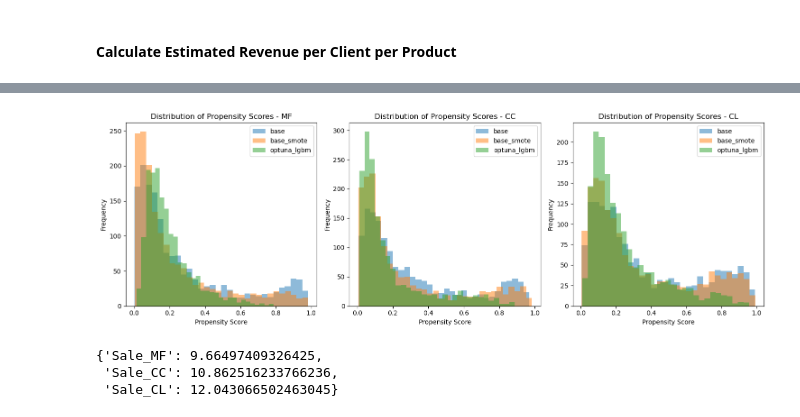
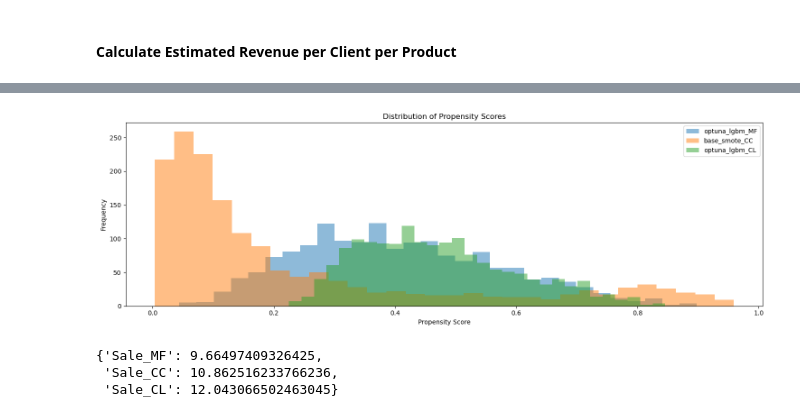
Before and after one commit to reinbugnot/direct-marketing-optimization, a Jupyter notebook: part-2-data-modelling.ipynb, the cells around one changed output, grey strips where cells are left out. Saved outputs shown, nothing was run; the diff lists cells and outputs as text; code cells hidden in the pictures.

```diff
--- a/part-2-data-modelling.ipynb
+++ b/part-2-data-modelling.ipynb
@@ -126,5 +144,5 @@ roc_auc_scores = {}
 propensity_scores = {}
 propensity_scores_hidden = {}
 
-target_product_data = [('MF', X, y_MF), ('CC', X, y_CC), ('CL', X, y_CL)]
+target_product_data = [('MF', X_train, X_test, y_MF_train, y_MF_test), ('CC', X_train, X_test, y_CC_train, y_CC_test), ('CL', X_train, X_test, y_CL_train, y_CL_test)]
 # %%
@@ -170,7 +191,7 @@ ROC-AUC Score: 0.6234
 # %% [markdown]
 #### LGBM with SMOTE via manual tuning
 # %%
-for (tag, X_train, y_train) in target_product_data:
+for (tag, X_train, X_test, y_train, y_test) in target_product_data:
 
     # 1. Set training parameters
     model_params[f'base_smote_{tag}'] = {'boosting_type': 'gbdt',
@@ -189,9 +210,12 @@ for (tag, X_train, y_train) in target_product_data:
 
     # 2. Train model, record scores
     clf = LGBMClassifier(verbose=-1, **model_params[f'base_smote_{tag}'])
-    models[f'base_smote_{tag}'], (_, _, _, _, roc_auc_scores[f'base_smote_{tag}']) = train_classifier(clf, X_train, y_train, smote_resampling=True, smote_params=smote_params)
+    models[f'base_smote_{tag}'] = train_classifier(clf, X_train, y_train)
 
-    # 3. Calcualte propensity scores for the entire dataset (labelled 60% and hidden 40%)
+    # 3. Evaluate model performance on test set
+    roc_auc_scores[f'base_smote_{tag}'] = evaluate_model_performance(models[f'base_smote_{tag}'], X_test, y_test)
+
+    # 4. Calcualte propensity scores for the entire dataset (labelled 60% and hidden 40%)
     propensity_scores[f'base_smote_{tag}'] = models[f'base_smote_{tag}'].predict_proba(X)[:, 1]
     propensity_scores_hidden[f'base_smote_{tag}'] = models[f'base_smote_{tag}'].predict_proba(X_hidden)[:, 1]
 
@@ -417,3 +435,7 @@ ROC-AUC Score: 0.6614
+# %%
+# Select best performing models per product for revenue optimization step
+final_models = ['optuna_lgbm_MF', 'base_smote_CC', 'optuna_lgbm_CL']
+product_tags = ['MF', 'CC', 'CL']
 # %% [markdown]
 ### Revenue Optimization
 
@@ -441,6 +461,5 @@ propensity_scores_hidden_df.insert(0, 'Client', X_hidden_clients)
 # %%
-propensity_scores_all = pd.concat([propensity_scores_df, propensity_scores_hidden_df]).sort_values(by='Client').reset_index(drop=True)
-
-print("Propensity Scores for all clients across all models:")
-propensity_scores_all
+print("Propensity Scores for all clients across selected models:")
+propensity_scores_selected = propensity_scores_all[['Client'] + final_models]
+propensity_scores_selected
 # %% [output]
@@ -461,23 +480,21 @@ Propensity Scores for all clients across all models:
 # %%
 # Let's plot the distribution of propensity scores across products to see how our models assigned the propensity scores
 plt.figure(figsize=(15,5))
 
 # Plot histograms for each product type
-for i, tag in enumerate(product_tags):
-    plt.subplot(1,3,i+1)
-    for model in benchmark_models:
-        plt.hist(propensity_scores_all[f'{model}_{tag}'],
-                alpha=0.5,
-                bins=30,
-                label=model)
-    plt.title(f'Distribution of Propensity Scores - {tag}')
-    plt.xlabel('Propensity Score')
-    plt.ylabel('Frequency')
-    plt.legend()
+for col in propensity_scores_selected.columns[1:]:  # Skip Client column
+    plt.hist(propensity_scores_selected[col],
+            alpha=0.5,
+            bins=30,
+            label=col)
+plt.title('Distribution of Propensity Scores')
+plt.xlabel('Propensity Score')
+plt.ylabel('Frequency')
+plt.legend()
 
 plt.tight_layout()
 plt.show()
 # %% [output]
-[figure, old version]
+[figure, new version]
 # %%
 # Compute average revenue per sale
```
Also changed, not shown: parts of 47 cells of this notebook, 17 other files.
